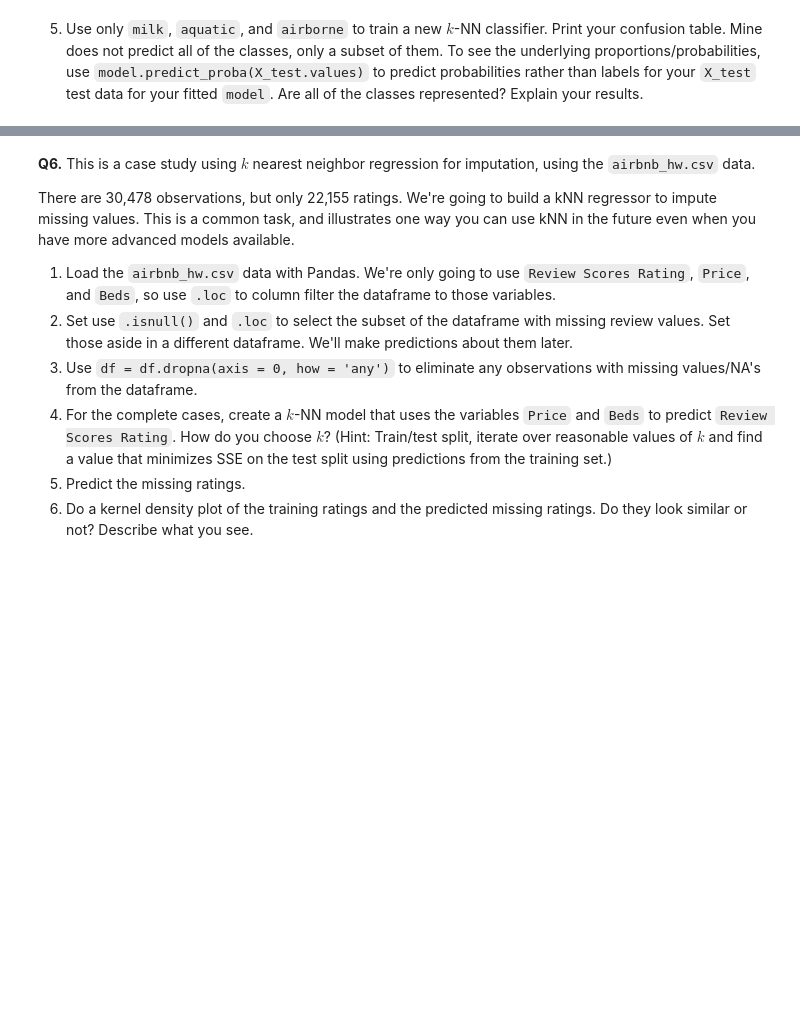
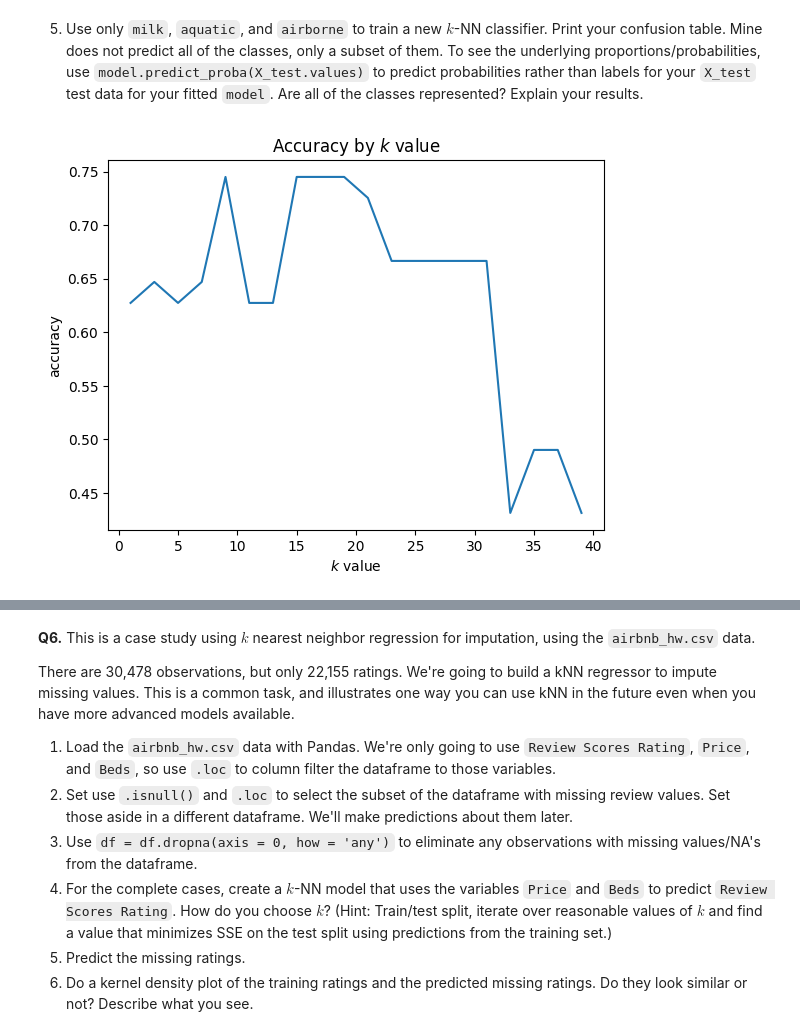
Before and after one commit to syd-nguyen/ds3021-assignments, a Jupyter notebook: assignments/02_assignment_knn.ipynb, the cells around one changed output, grey strips where cells are left out. Saved outputs shown, nothing was run; the diff lists cells and outputs as text; code cells hidden in the pictures; blank space fills up the shorter version.

```diff
--- a/assignments/02_assignment_knn.ipynb
+++ b/assignments/02_assignment_knn.ipynb
@@ -600,2 +649,27 @@ pd.DataFrame(confusion_matrix(ytest, yhat))
 # %% [markdown]
 5. Use only `milk`, `aquatic`, and `airborne` to train a new $k$-NN classifier. Print your confusion table. Mine does not predict all of the classes, only a subset of them. To see the underlying proportions/probabilities, use `model.predict_proba(X_test.values)` to predict probabilities rather than labels for your `X_test` test data for your fitted `model`. Are all of the classes represented? Explain your results.
+# %%
+# select variables
+x2 = ANIMALS[['milk', 'aquatic', 'airborne']]
+y2 = ANIMALS['class']
+
+# train test split
+xtrain2, xtest2, ytrain2, ytest2 = train_test_split(x2, y2, test_size=0.5, random_state=343)
+
+# find best k
+ks2 = [(2*k+1) for k in range(20)]
+accuracies2 = []
+
+for k in ks2:
+    model = KNeighborsClassifier(n_neighbors=k)
+    model = model.fit(xtrain2, ytrain2)
+    yhat2 = model.predict(xtest2)
+    accuracies2.append(accuracy_score(ytest2, yhat2))
+
+sns.lineplot(x=ks2, y=accuracies2)
+plt.title('Accuracy by $k$ value')
+plt.xlabel('$k$ value')
+plt.ylabel('accuracy')
+plt.show()
+# %% [output]
+[figure, added]
```
Also changed, not shown: parts of 16 cells of this notebook.
